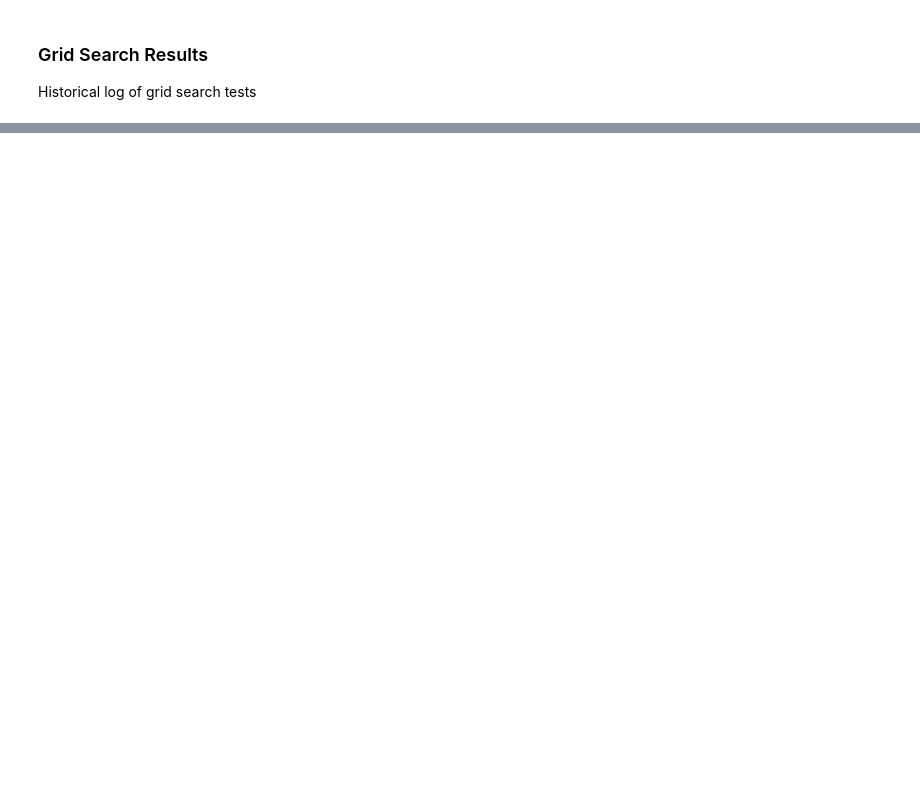
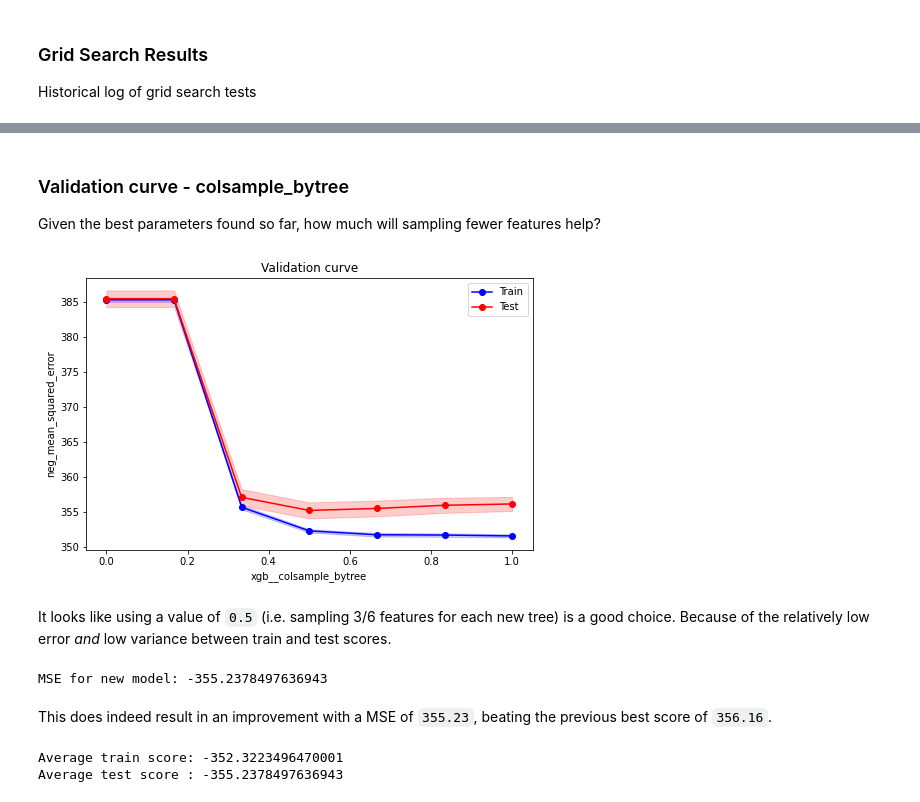
Before and after one commit to scottwiles/salary_prediction, a Jupyter notebook: notebooks/modeling.ipynb, the cells around one changed output, grey strips where cells are left out. Drawn from its saved outputs; the diff is of its cells as text; code cells hidden in the pictures; blank space fills up the shorter version.

Commit message:
finish modeling notebook and save best model

```diff
--- a/notebooks/modeling.ipynb
+++ b/notebooks/modeling.ipynb
@@ -441,7 +442,8 @@ Using ordinal encoding performs slightly better and I will use it for parameter
 # %%
 xgboost_ord_model = Pipeline([
     ('categorical_encoding', ordinal_no_scaling_pp),
-    ('xgb', XGBRegressor())
+    # tree_method = 'hist' recommended for large datasets as per documentation
+    ('xgb', XGBRegressor(tree_method = 'hist'))
 ])
 # %% [markdown]
 ## Learning curve
@@ -462,9 +467,10 @@ As the estimators (boosting steps) grow past 100, the variance also continues to
 # %%
 xgb_param_grid = {
-    'xgb__n_estimators': [115, 125, 150],
-    'xgb__learning_rate': [0.01, 0.1, 0.2],
-    'xgb__max_depth': [4, 6, 8, 12],
-    'xgb__gamma': [0.01, 0.05, 1, 3]
+    'xgb__n_estimators': [275, 350, 400],
+    'xgb__learning_rate': [0.01, 0.1, 0.15],
+    'xgb__max_depth': [6],
+    'xgb__gamma': [0.0001, 0.0005, 0.001],
+    'xgb__min_child_weight': [175, 200, 250]
 }
 
 xgb_grid_search = GridSearchCV(xgboost_ord_model, xgb_param_grid, scoring = SCORING_METRIC, cv = 5, n_jobs = 2)
@@ -533,0 +570,3 @@ XGBRegressor()
+# %%
+# Set the best parameters found with grid search
+xgboost_ord_model.set_params(**{'xgb__gamma': 0.0001, 'xgb__learning_rate': 0.1, 'xgb__max_depth': 6, 'xgb__min_child_weight': 200, 'xgb__n_estimators': 275})
@@ -533,0 +594,24 @@ XGBRegressor()
+# %% [markdown]
+### Validation curve - colsample_bytree
+Given the best parameters found so far, how much will sampling fewer features help?
+# %%
+# use np.arange with a stepsize of 1/6 because the feature matrix has 6 features
+plot_validation_curve(xgboost_ord_model, train_df, target, param_name = 'xgb__colsample_bytree', param_range = np.arange(0, 1.16, 1/6), scoring = SCORING_METRIC)
+# %% [output]
+[figure, added]
+# %% [markdown]
+It looks like using a value of `0.5` (i.e. sampling 3/6 features for each new tree) is a good choice. Because of the relatively low error *and* low variance between train and test scores.
+# %%
+xgboost_ord_model.set_params(xgb__colsample_bytree = 0.5)
+colsample_scores = cross_validate(xgboost_ord_model, train_df, target, scoring = SCORING_METRIC, return_train_score=True)
+print(f"MSE for new model: {np.mean(colsample_scores['test_score'])}")
+# %% [output]
+MSE for new model: -355.2378497636943
+# %% [markdown]
+This does indeed result in an improvement with a MSE of `355.23`, beating the previous best score of `356.16`.
+# %%
+print(f"Average train score: {np.mean(colsample_scores['train_score'])}")
+print(f"Average test score : {np.mean(colsample_scores['test_score'])}")
+# %% [output]
+Average train score: -352.3223496470001
+Average test score : -355.2378497636943
```
Also changed, not shown: parts of 15 cells of this notebook, 1 other file.
